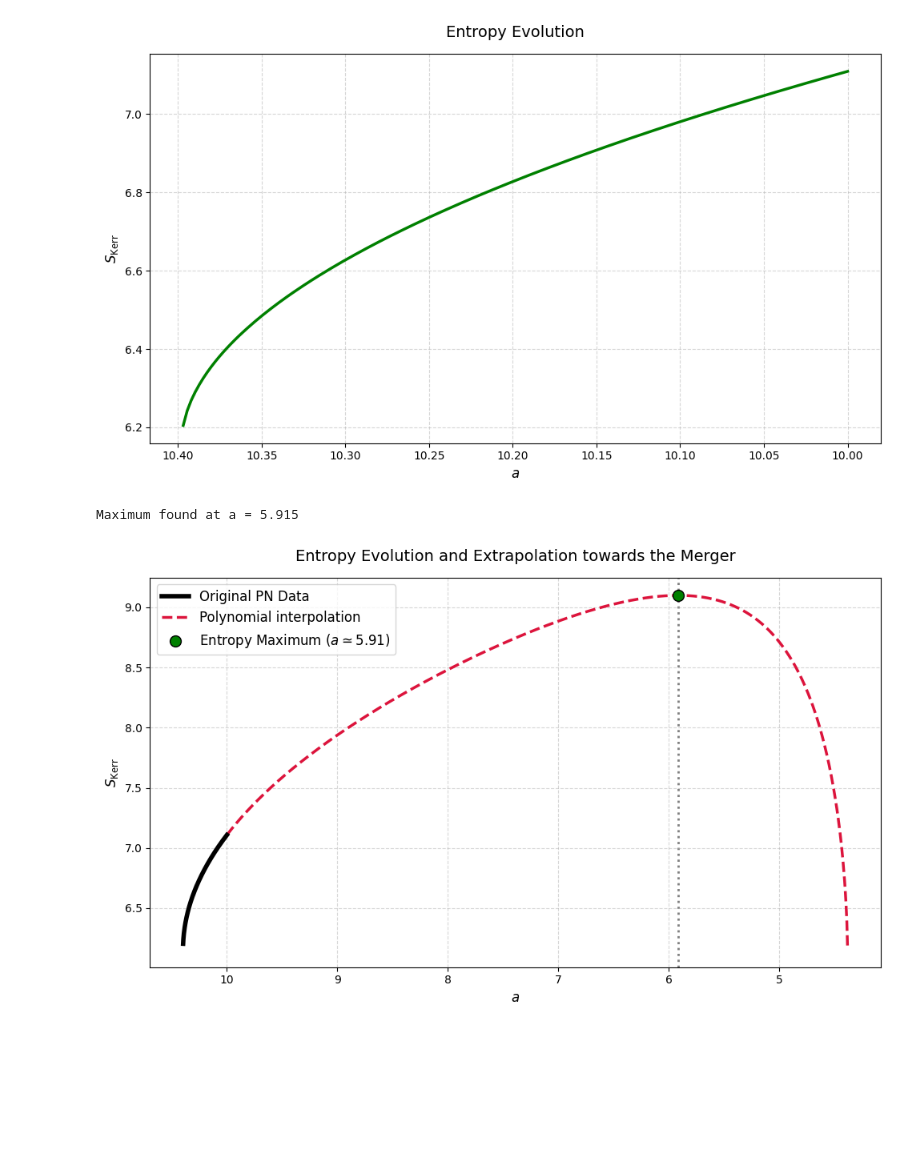
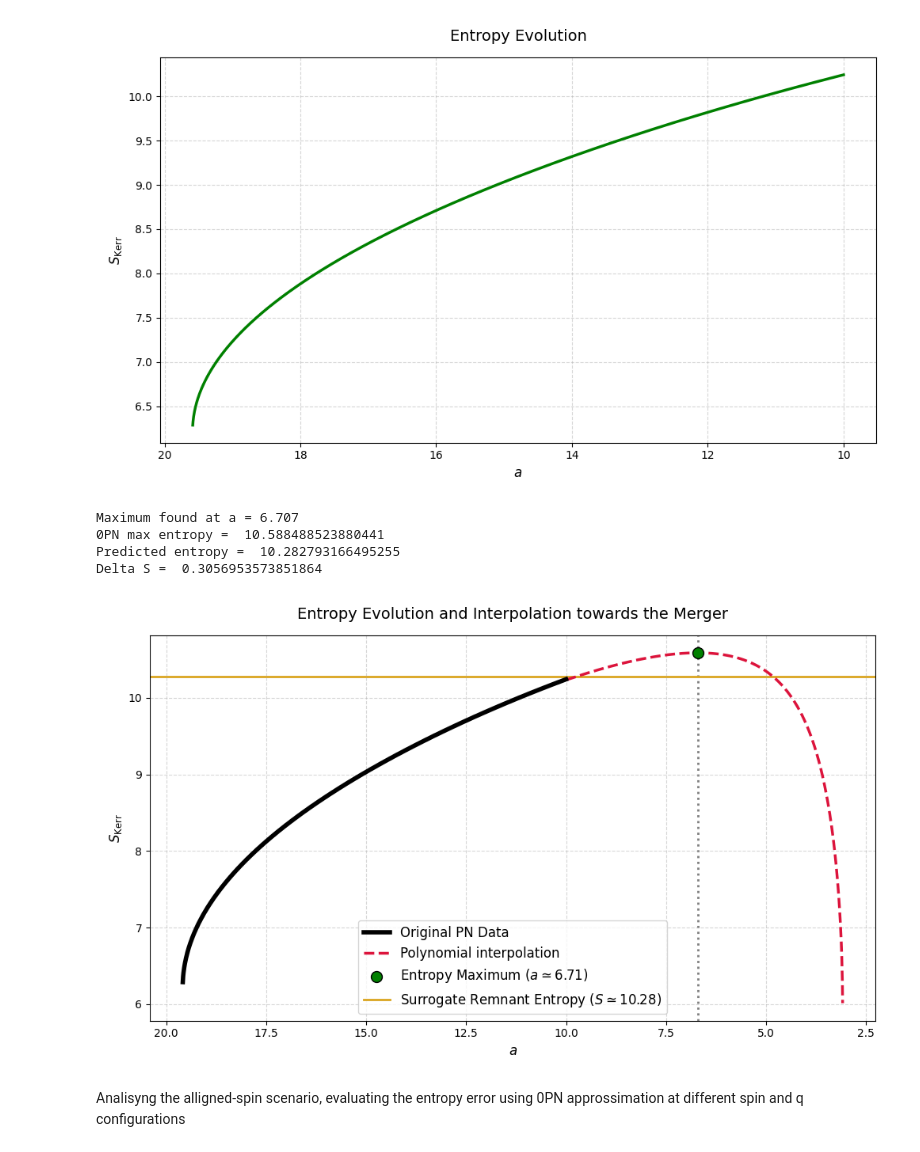
Before and after one commit to giacomobrugali/Entropy-conjecture, a Jupyter notebook: Entropy-conjecture/Newtonian_analysis/0PN_analysis.ipynb, the cells around one changed output. Drawn from its saved outputs; the diff is of its cells as text; code cells hidden in the pictures; blank space fills up the shorter version.

Commit message:
0PN and aligned spins analysis

```diff
--- a/Entropy-conjecture/Newtonian_analysis/0PN_analysis.ipynb
+++ b/Entropy-conjecture/Newtonian_analysis/0PN_analysis.ipynb
@@ -7,5 +16,5 @@ from scipy.interpolate import UnivariateSpline
 # %%
-file_path = '/home/giacomo/Thesis/Entropy-conjecture/Precession_Analysis/bbh_simulations_archive/BBH_q=0.50_chi1=0.60_chi2=0.70_th1=45_th2=45_dphi=90.csv'
+file_path = '/home/giacomo/Thesis/Entropy-conjecture/Precession_Analysis/bbh_simulations_archive/BBH_q=0.40_chi1=0.20_chi2=0.20_th1=45_th2=45_dphi=90.csv'
 # %%
 # Read the initial setup (mass ratio and spins) from the header, then load the evolution data.
 # Calculate the total mass by including the 0PN binding energy, and find the total angular momentum by combining the 0PN orbital momentum and spin vectors.
@@ -14,9 +23,16 @@ with open(file_path, 'r') as f:
     f.readline()
     header_line = f.readline()
 
-q = float(re.search(r'q=([\d.]+)', header_line).group(1))
+q_prec = float(re.search(r'q=([\d.]+)', header_line).group(1))
 chi1 = float(re.search(r'chi1=([\d.]+)', header_line).group(1))
 chi2 = float(re.search(r'chi2=([\d.]+)', header_line).group(1))
+theta1_0_deg = float(re.search(r'theta1_0_deg=([\d.]+)', header_line).group(1))
+theta2_0_deg = float(re.search(r'theta2_0_deg=([\d.]+)', header_line).group(1))
+deltaphi_0_deg = float(re.search(r'deltaphi_0_deg=([\d.]+)', header_line).group(1))
+theta1_0_rad = np.radians(theta1_0_deg)
+theta2_0_rad = np.radians(theta2_0_deg)
+phi1_0_rad = 0
+phi2_0_rad = np.radians(deltaphi_0_deg)
 
 df = pd.read_csv(file_path, comment='#')
 a = df['separation_M']
@@ -24,8 +40,10 @@ th1 = df['theta1_rad']
 th2 = df['theta2_rad']
 dphi = df['deltaphi_rad']
 
-m1 = 1 / (1 + q)
-m2 = q / (1 + q)
+q = 1.0 / q_prec
+
+m1 = q / (1 + q)
+m2 = 1 / (1 + q)
 eta = m1 * m2
 
 E_binding = (m1 * m2) / (2 * a)
@@ -77,10 +121,19 @@ def entropy(M, J):
 
     return S
 # %%
+# plot of the Entropy evolution
+
 ENT = entropy (M_tot, J_tot)
+ENT_surr = entropy (mf_surr, J_surr)
+
+valid_mask = ~np.isnan(ENT)
+
+a_valid = np.array(a)[valid_mask]
+ENT_valid = np.array(ENT)[valid_mask]
 
 fig, ax = plt.subplots(figsize=(10, 6))
-ax.plot(a, ENT, color='green', lw=2.5)
+
+ax.plot(a_valid, ENT_valid, color='green', lw=2.5)
 
 ax.set_xlabel('$a$', fontsize=12)
 ax.set_ylabel(r'$S_{\mathrm{Kerr}}$', fontsize=12)
@@ -90,9 +143,9 @@ ax.grid(True, linestyle='--', alpha=0.5)
 plt.tight_layout()
 plt.show()
 # %% [output]
-[figure, old version]
+[figure, new version]
 # %%
-# Clean up the data, sort it, and use a 4th-degree polynomial to fit the mass and angular momentum based on the physical velocity parameter (1/sqrt(a)).
+# Clean up the data, sort it, and use a 2nd-degree polynomial to fit the mass and angular momentum based on the physical velocity parameter (1/sqrt(a)).
 # Extrapolate those fits toward the merger to calculate the theoretical entropy, and pinpoint its maximum.
 
 valid_mask = ~np.isnan(ENT)
@@ -109,7 +162,7 @@ J_fit = J_tot_valid[sort_idx]
 
 
 x_fit = 1.0 / np.sqrt(a_fit)
-degree = 4
+degree = 2
 
 
 poly_M = np.poly1d(np.polyfit(x_fit, M_fit, degree))
@@ -131,27 +184,41 @@ a_max_entropy = a_extrap[idx_max]
 S_max_entropy = ENT_extrap[idx_max]
 
 print(f"Maximum found at a = {a_max_entropy:.3f}")
+print('0PN max entropy = ', S_max_entropy)
+print('Predicted entropy = ', ENT_surr)
+print('Delta S = ', np.abs(S_max_entropy - ENT_surr))
 # %% [output]
-Maximum found at a = 5.915
+Maximum found at a = 6.707
+0PN max entropy =  10.588488523880441
+Predicted entropy =  10.282793166495255
+Delta S =  0.3056953573851864
 # %%
+# plot of the predited entropy evolution after a = 10M
+
 fig, ax = plt.subplots(figsize=(10, 6))
 ENT_valid_sorted = np.array(ENT)[valid_mask][sort_idx]
 ax.plot(a_fit, ENT_valid_sorted, color='black', lw=4, zorder=3,
         label='Original PN Data')
 
 ax.plot(a_extrap, ENT_extrap, color='crimson', lw=2.5, linestyle='--', zorder=2,
         label='Polynomial interpolation')
 
 ax.scatter([a_max_entropy], [S_max_entropy], color='green', edgecolor='black', s=100, zorder=4,
            label=f'Entropy Maximum ($a \\simeq {a_max_entropy:.2f}$)')
 ax.axvline(a_max_entropy, color='gray', linestyle=':', lw=2, zorder=1)
+
+ax.axhline(ENT_surr, color='goldenrod', linestyle='-', lw=2, zorder=1,
+           label=f'Surrogate Remnant Entropy ($S \\simeq {ENT_surr:.2f}$)')
+
 ax.set_xlabel('$a$', fontsize=12)
 ax.set_ylabel(r'$S_{\mathrm{Kerr}}$', fontsize=12)
-ax.set_title('Entropy Evolution and Extrapolation towards the Merger', fontsize=14, pad=15)
+ax.set_title('Entropy Evolution and Interpolation towards the Merger', fontsize=14, pad=15)
 ax.invert_xaxis()
 ax.grid(True, linestyle='--', alpha=0.5)
 ax.legend(fontsize=12, loc='best')
 plt.tight_layout()
 plt.show()
 # %% [output]
-[figure, old version]
+[figure, new version]
+# %% [markdown]
+Analisyng the alligned-spin scenario, evaluating the entropy error using 0PN approssimation at different spin and q configurations
```
Also changed, not shown: parts of 9 cells of this notebook, 4 other files.
